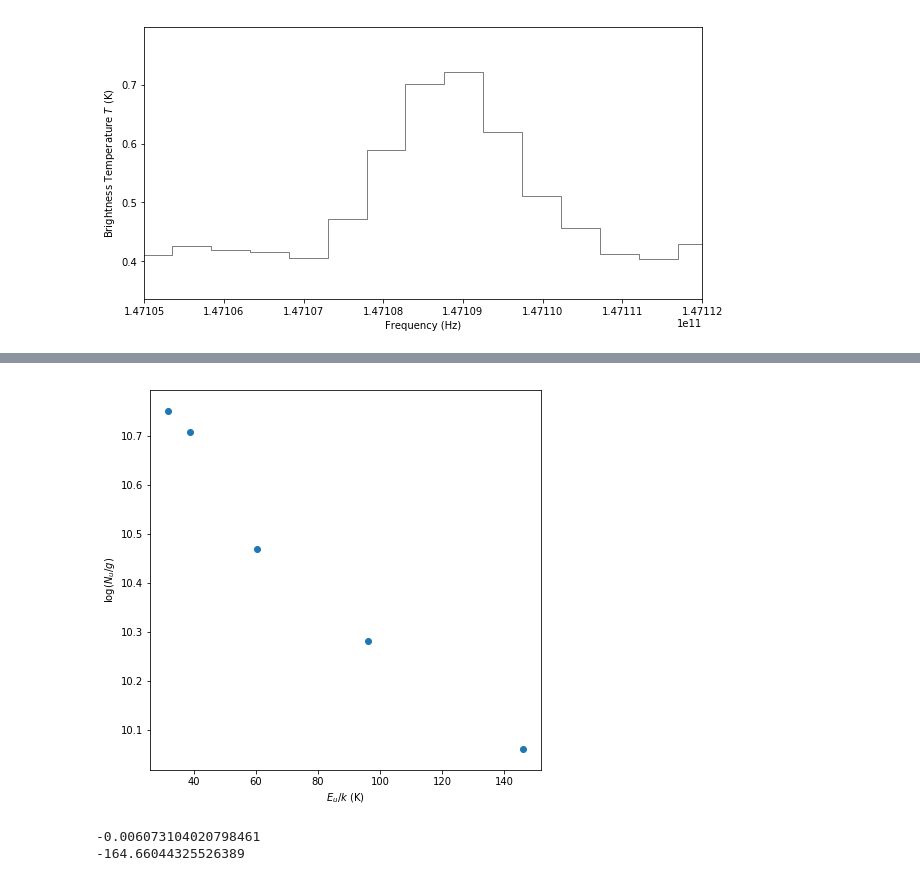
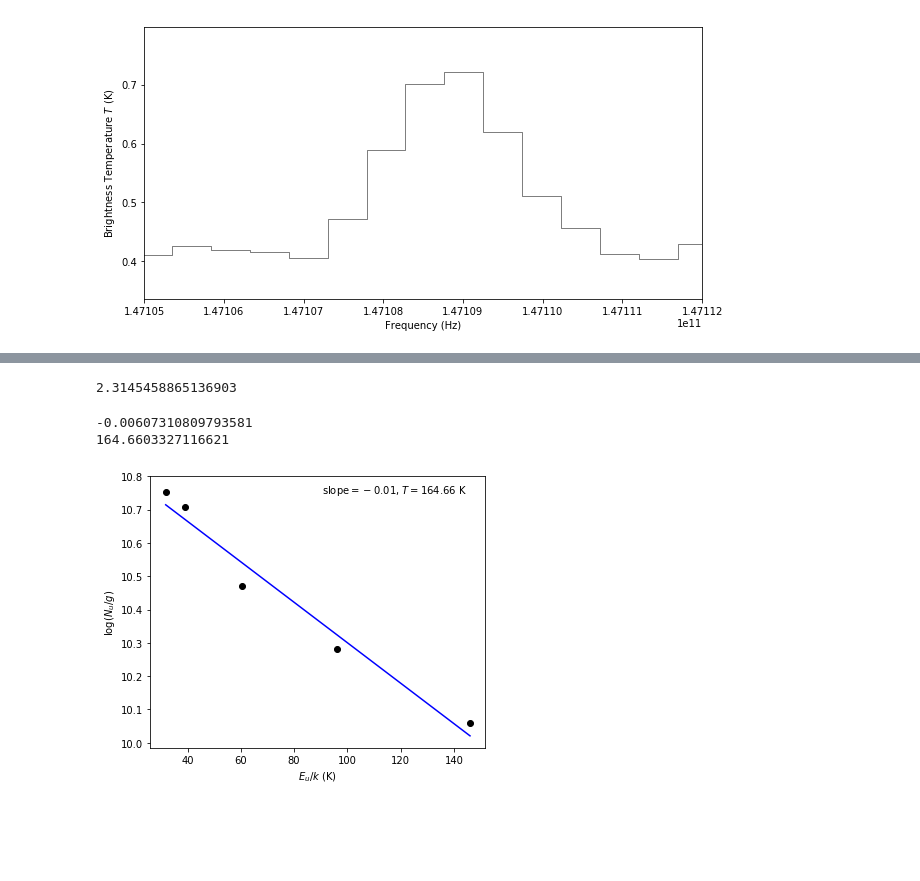
Before and after one commit to abulatek/brick, a Jupyter notebook: resubmission/methyl_cyanide/rotational_diagram.ipynb, the cells around one changed output, grey strips where cells are left out. Saved outputs shown, nothing was run; the diff lists cells and outputs as text; code cells hidden in the pictures; blank space fills up the shorter version.

```diff
--- a/resubmission/methyl_cyanide/rotational_diagram.ipynb
+++ b/resubmission/methyl_cyanide/rotational_diagram.ipynb
@@ -139,14 +147,13 @@ pars = sp.specfit.parinfo.values
 indices = [0, 1, 2, 3, 4] # define how many lines we are fitting
 i = 0 # initialize parameter counter
 N_upper = [] # initialize list of upper state column densities, to be calculated
+widths_kms = []
 for line in range(len(indices)): # was range(len(limits)) when I was using sp.specfit.integral
     amp, freq, width = u.Quantity(pars[i], u.K), pars[i+1], pars[i+2] # grab three parameters
-    print(freq)
     width_kms = (width/freq)*(constants.c).to(u.km/u.s)
+    widths_kms.append(width_kms.value)
     kkms = np.sqrt(2*np.pi)*amp*width_kms
-#     kkms = sp.specfit.integral(integration_limits=limits[i], integration_limit_units='GHz') # wrong?
-    nupper = nupper_of_kkms(kkms, line_freqs[line], 10**(einstein_A_coefficients[line]))
-    print(10**(einstein_A_coefficients[line]))
+    nupper = nupper_of_kkms(kkms, shifted_line_freqs[line], 10**(einstein_A_coefficients[line]))
     N_upper.append(nupper.value)
     i += 3
 print(N_upper)
@@ -165,9 +161,0 @@ print(N_upper)
-# %%
-# Plot rotational diagram
-fig = plt.figure(figsize=(7, 7))
-plt.scatter(E_upper[:5], np.log10(N_upper/g[:5]))
-plt.ylabel("$\log (N_u / g)$")
-plt.xlabel("$E_u / k$ (K)")
-plt.show()
-# %% [output]
-[figure, removed]
@@ -177,10 +162,31 @@ def linear(x, m, b):
+# %%
+# Get average width
+print(np.mean(widths_kms))
+# %% [output]
+2.3145458865136903
 # %%
 # Fit rotational temperature, inverse of slope
+def linear(x, m, b):
+    return (m*x) + b
 popt, pcov = curve_fit(linear, xdata = E_upper[:5], ydata = np.log10(N_upper/g[:5]))
-fit = linear(E_upper[:5], *popt)
+print(popt[0])
+print(-1./popt[0])
+# %% [output]
+-0.00607310809793581
+164.6603327116621
-# %%
-print(popt[0])
-print(1./popt[0])
-# %% [output]
--0.006073104020798461
--164.66044325526389
+# %%
+E_upper_subset = E_upper[:5]
+g_subset = g[:5]
+
+# Plot rotational diagram with fit
+fig = plt.figure(figsize=(6, 5))
+plt.scatter(E_upper_subset, np.log10(N_upper/g_subset), color = 'k')
+fit_x_axis = np.linspace(E_upper_subset[0], E_upper_subset[-1], 100)
+plt.plot(fit_x_axis, linear(fit_x_axis, *popt), color = 'b')
+plt.text(90.5, 10.75, f'slope$ = {round(popt[0], 2)}$, $T = {round(-1./popt[0], 2)}$ K')
+plt.ylabel("$\log (N_u / g)$")
+plt.xlabel("$E_u / k$ (K)")
+plt.savefig('methyl_cyanide_rot_diagram.png', dpi = 200, bbox_inches='tight')
+plt.show()
+# %% [output]
+[figure, added]
```
Also changed, not shown: parts of 3 cells of this notebook, 2 other files.
